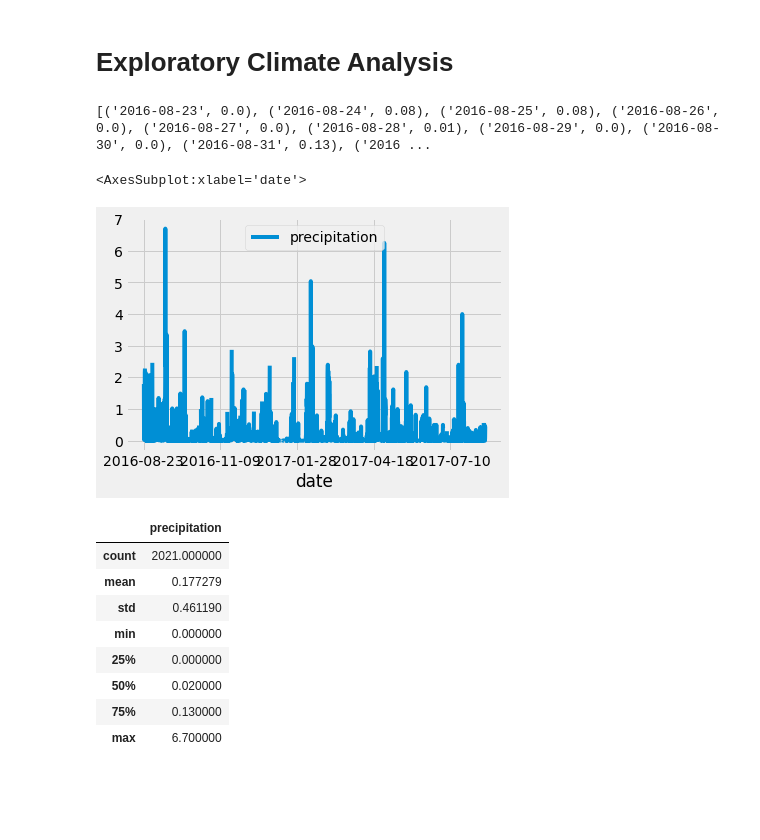
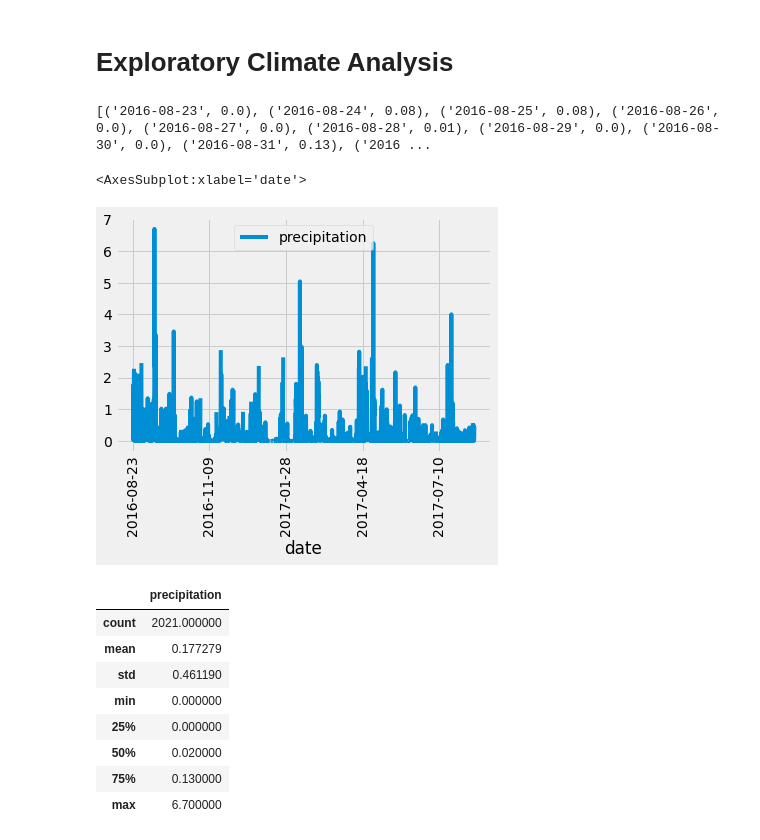
Before and after one commit to kohb1469/surfs_up, a Jupyter notebook: climate_analysis.ipynb, the cells around one changed output. Saved outputs shown, nothing was run; the diff lists cells and outputs as text; code cells hidden in the pictures; blank space fills up the shorter version.

```diff
--- a/climate_analysis.ipynb
+++ b/climate_analysis.ipynb
@@ -53,12 +53,14 @@ df = pd.DataFrame(results, columns=['date','precipitation'])
 df.set_index(df['date'], inplace=True)
 # Sort the dataframe by date
 df = df.sort_index()
-# Use Pandas Plotting with Matplotlib to plot the data
-df.plot()
 # %% [output]
 [('2016-08-23', 0.0), ('2016-08-24', 0.08), ('2016-08-25', 0.08), ('2016-08-26', 0.0), ('2016-08-27', 0.0), ('2016-08-28', 0.01), ('2016-08-29', 0.0), ('2016-08-30', 0.0), ('2016-08-31', 0.13), ('2016 ...
-<AxesSubplot:xlabel='date'>
-[figure, removed]
+# %%
+# Use Pandas Plotting with Matplotlib to plot the data
+df.plot(rot=90)
+# %% [output]
+<AxesSubplot:xlabel='date'>
+[figure, added]
 # %%
 # Use Pandas to calcualte the summary statistics for the precipitation data
 df.describe()
```
Also changed, not shown: parts of 2 cells of this notebook, 6 other files.
